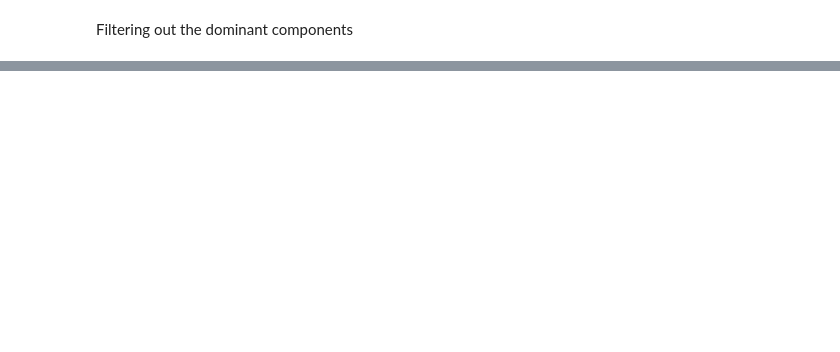
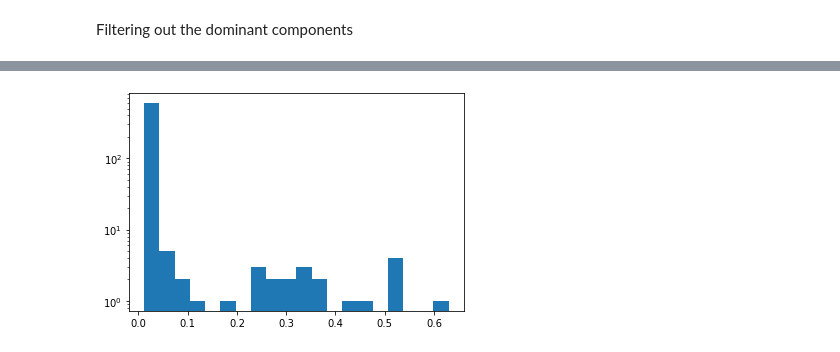
Before and after one commit to RoseYuan/BCR_Clone_Identification, a Jupyter notebook: Scripts/Alignment-based-cleaned.ipynb, the cells around one changed output, grey strips where cells are left out. Cells and saved outputs as stored; diff of their text form; code cells hidden in the pictures; blank space fills up the shorter version.

```diff
--- a/Scripts/Alignment-based-cleaned.ipynb
+++ b/Scripts/Alignment-based-cleaned.ipynb
@@ -748,0 +232,3 @@ freq[1][b]
+# %%
+df_unique = df.drop_duplicates(subset="JUNCTION", ignore_index=True)
+df_unique
@@ -748,0 +249,3 @@ freq[1][b]
+# %%
+%%time
+d_to_nearest_all = dist_to_nearest_all_exhaustive(df_unique)
@@ -748,0 +273,6 @@ freq[1][b]
+# %%
+plt.hist(d_to_nearest_all,bins=20)
+plt.yscale('log')
+plt.show()
+# %% [output]
+[figure, added]
```
Also changed, not shown: parts of 88 cells of this notebook, 4 other files.
